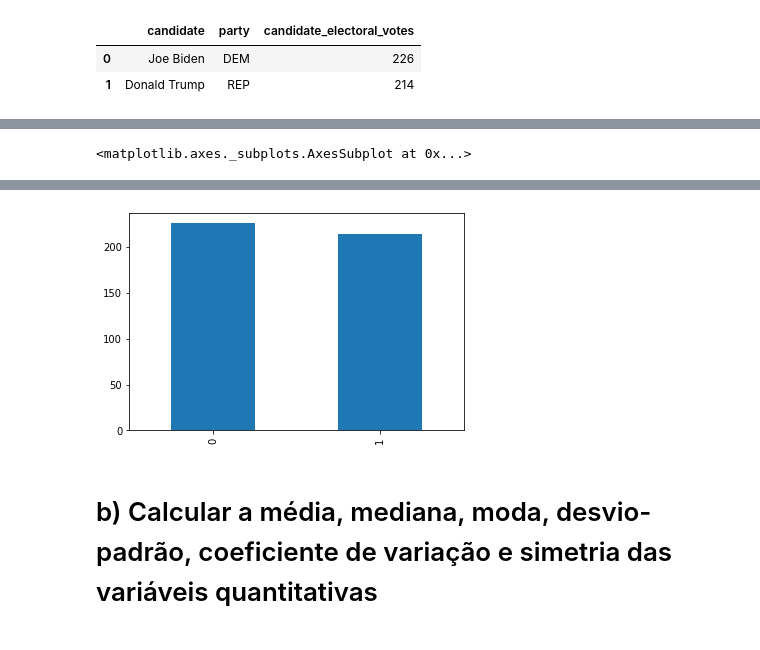
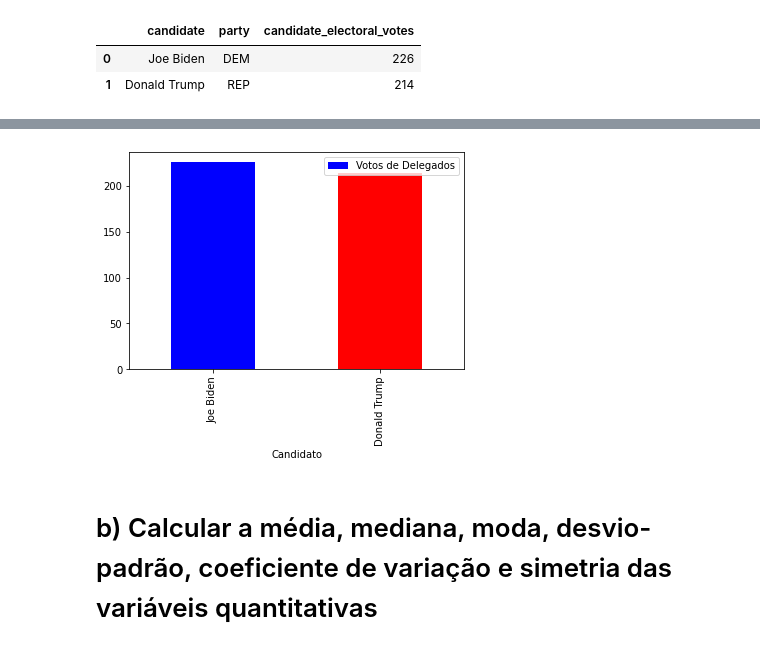
Before and after one commit to bmnds/uea-data-science-03-statistics, a Jupyter notebook: [Estatística04]_Trabalho_Final.ipynb, the cells around one changed output, grey strips where cells are left out. Drawn from its saved outputs; the diff is of its cells as text; code cells hidden in the pictures.

```diff
--- a/[Estatística04]_Trabalho_Final.ipynb
+++ b/[Estatística04]_Trabalho_Final.ipynb
@@ -383,5 +388,9 @@ db_results
 # %%
 # TODO renomear o eixo X com o nome dos candidatos
-db_results.candidate_electoral_votes.plot(kind = 'bar')
+df = db_results[['candidate', 'party', 'candidate_electoral_votes']]
+df.columns = ['Candidato', 'Partido', 'Votos de Delegados']
+plot = df.plot(x='Candidato', y='Votos de Delegados', kind = 'bar', color=['blue', 'red'])
+#plot.set_xlabel('Candidato')
+#plot.set_ylabel('Votos de Delegados')
+db_results
 # %% [output]
-<matplotlib.axes._subplots.AxesSubplot at 0x...>
@@ -388,4 +400,4 @@ db_results.candidate_electoral_votes.plot(kind = 'bar')
-[figure, old version]
+[figure, new version]
 # %% [markdown]
 # b) Calcular a média, mediana, moda, desvio-padrão, coeficiente de variação e simetria das variáveis quantitativas
 # %%
```
Also changed, not shown: parts of 17 cells of this notebook.
